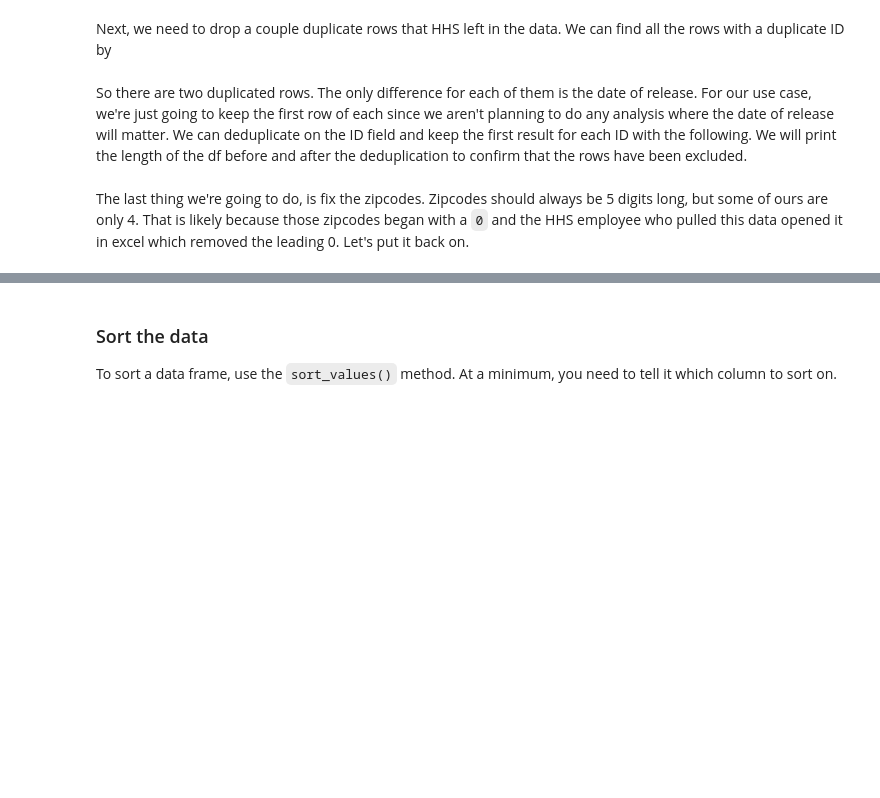
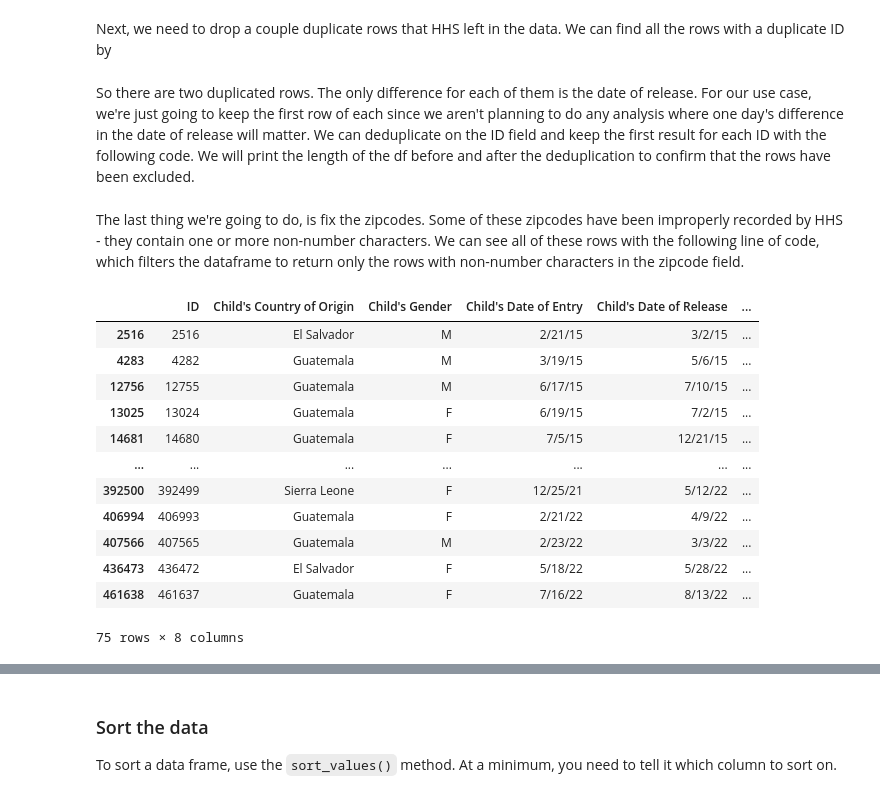
Before and after one commit to ejmurra/teaching-guide-intro-to-pandas, a Jupyter notebook: Introduction to pandas.ipynb, the cells around one changed output, grey strips where cells are left out. Drawn from its saved outputs; the diff is of its cells as text; code cells hidden in the pictures; blank space fills up the shorter version.

```diff
--- a/Introduction to pandas.ipynb
+++ b/Introduction to pandas.ipynb
@@ -90,10 +125,26 @@ Next, we need to drop a couple duplicate rows that HHS left in the data. We can
 dupes = list(df[df.duplicated(subset="ID")]["ID"])
 df[df["ID"].isin(dupes)]
 # %% [markdown]
-So there are two duplicated rows. The only difference for each of them is the date of release. For our use case, we're just going to keep the first row of each since we aren't planning to do any analysis where the date of release will matter. We can deduplicate on the ID field and keep the first result for each ID with the following. We will print the length of the df before and after the deduplication to confirm that the rows have been excluded.
+So there are two duplicated rows. The only difference for each of them is the date of release. For our use case, we're just going to keep the first row of each since we aren't planning to do any analysis where one day's difference in the date of release will matter. We can deduplicate on the ID field and keep the first result for each ID with the following code. We will print the length of the df before and after the deduplication to confirm that the rows have been excluded.
 # %%
 print(len(df))
 df = df.drop_duplicates("ID")
 print(len(df))
-# %% [markdown]
-The last thing we're going to do, is fix the zipcodes. Zipcodes should always be 5 digits long, but some of ours are only 4. That is likely because those zipcodes began with a `0` and the HHS employee who pulled this data opened it in excel which removed the leading 0. Let's put it back on.
+# %% [markdown]
+The last thing we're going to do, is fix the zipcodes. Some of these zipcodes have been improperly recorded by HHS - they contain one or more non-number characters. We can see all of these rows with the following line of code, which filters the dataframe to return only the rows with non-number characters in the zipcode field.
+# %%
+df[~df["Sponsor Zipcode"].str.isnumeric().astype(bool)]
+# %% [output]
+|  | ID | Child's Country of Origin | Child's Gender | Child's Date of Entry | Child's Date of Release | ... |
+| 2516 | 2516 | El Salvador | M | 2/21/15 | 3/2/15 | ... |
+| 4283 | 4282 | Guatemala | M | 3/19/15 | 5/6/15 | ... |
+| 12756 | 12755 | Guatemala | M | 6/17/15 | 7/10/15 | ... |
+| 13025 | 13024 | Guatemala | F | 6/19/15 | 7/2/15 | ... |
+| 14681 | 14680 | Guatemala | F | 7/5/15 | 12/21/15 | ... |
+| ... | ... | ... | ... | ... | ... | ... |
+| 392500 | 392499 | Sierra Leone | F | 12/25/21 | 5/12/22 | ... |
+| 406994 | 406993 | Guatemala | F | 2/21/22 | 4/9/22 | ... |
+| 407566 | 407565 | Guatemala | M | 2/23/22 | 3/3/22 | ... |
+| 436473 | 436472 | El Salvador | F | 5/18/22 | 5/28/22 | ... |
+| 461638 | 461637 | Guatemala | F | 7/16/22 | 8/13/22 | ... |
+75 rows × 8 columns
```
Also changed, not shown: parts of 30 cells of this notebook.
